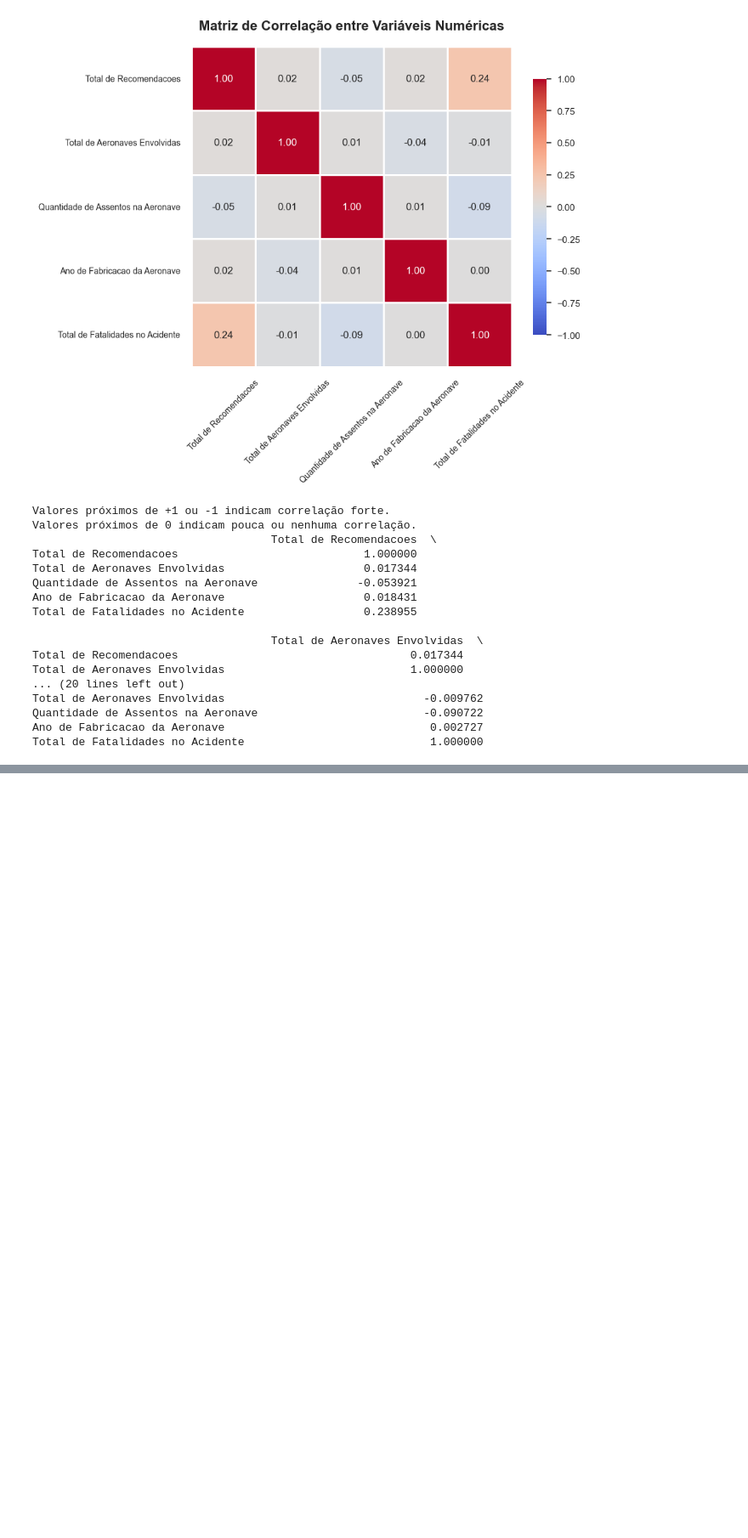
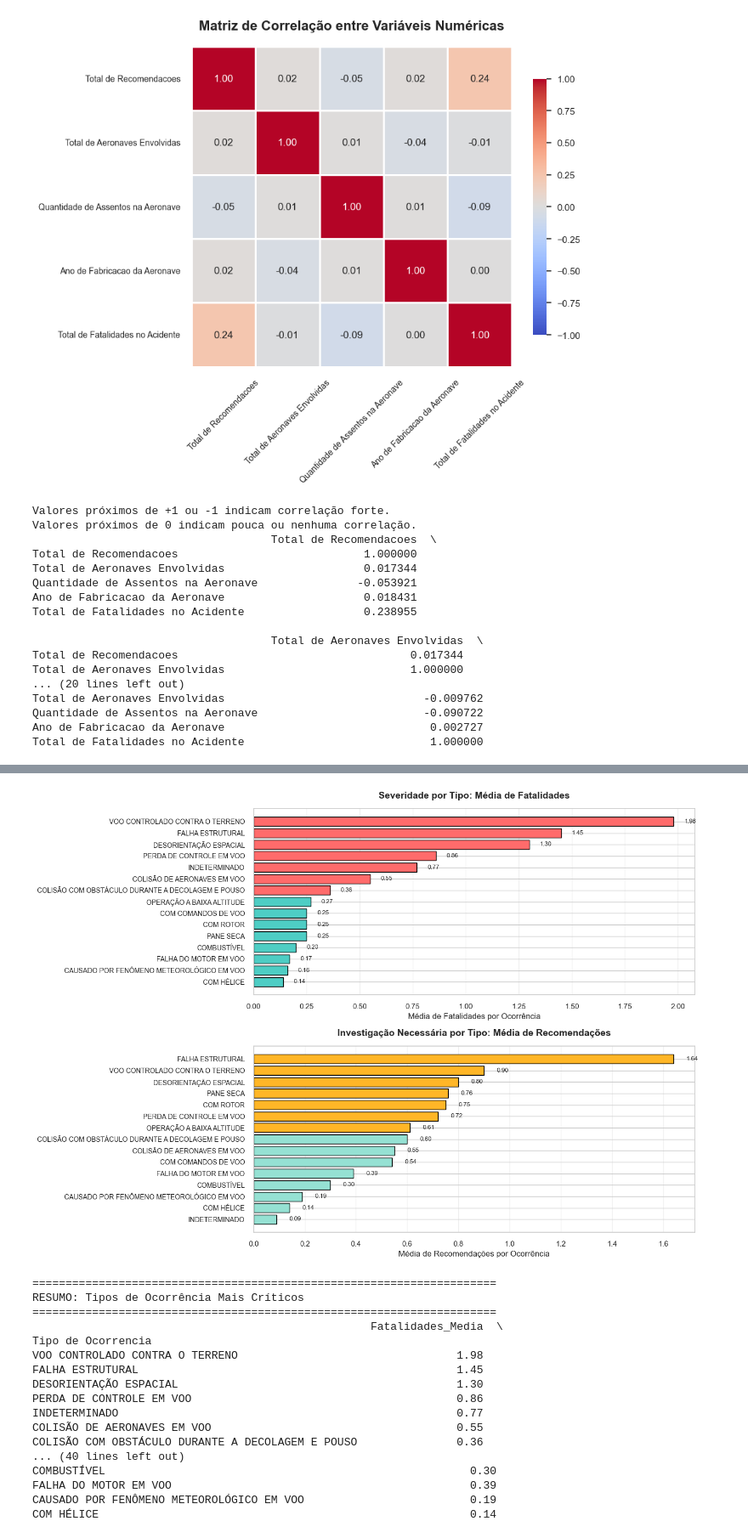
Before and after one commit to rodrigogontijoo/acidentes-aereos-etl-visualization, a Jupyter notebook: Data_Layer/raw/analytics.ipynb, the cells around one changed output, grey strips where cells are left out. Shown at 85% size. Cells and saved outputs as stored; diff of their text form; code cells hidden in the pictures; blank space fills up the shorter version.

```diff
--- a/Data_Layer/raw/analytics.ipynb
+++ b/Data_Layer/raw/analytics.ipynb
@@ -372,0 +546,16 @@ Total de Fatalidades no Acidente                            1.000000
+# %%
+# Preparando dados
+df_sev = df.copy()
+df_sev['Total de Fatalidades no Acidente'] = pd.to_numeric(df_sev['Total de Fatalidades no Acidente'], errors='coerce')
+df_sev['Total de Recomendacoes'] = pd.to_numeric(df_sev['Total de Recomendacoes'], errors='coerce')
+
+# Análise por tipo de ocorrência
+severidade_tipo = df_sev.groupby('Tipo de Ocorrencia').agg({
+    'Total de Fatalidades no Acidente': ['mean', 'count'],
+    'Total de Recomendacoes': 'mean'
+}).round(2)
+
+severidade_tipo.columns = ['Fatalidades_Media', 'Total_Ocorrencias', 'Recomendacoes_Media']
+severidade_tipo = severidade_tipo[severidade_tipo['Total_Ocorrencias'] >= 5].sort_values('Fatalidades_Media', ascending=False).head(15)
+
+print(severidade_tipo)
@@ -372,0 +580,60 @@ Total de Fatalidades no Acidente                            1.000000
+# %%
+# Gráfico 1: Fatalidades Médias por Tipo de Ocorrência
+fig, axes = plt.subplots(2, 1, figsize=(14, 10))
+
+# Barras - Fatalidades
+severidade_plot = severidade_tipo.sort_values('Fatalidades_Media', ascending=True)
+colors_fat = ['#FF6B6B' if x > severidade_tipo['Fatalidades_Media'].median() else '#4ECDC4'
+              for x in severidade_plot['Fatalidades_Media']]
+
+axes[0].barh(range(len(severidade_plot)), severidade_plot['Fatalidades_Media'], color=colors_fat, edgecolor='black')
+axes[0].set_yticks(range(len(severidade_plot)))
+axes[0].set_yticklabels(severidade_plot.index, fontsize=10)
+axes[0].set_xlabel('Média de Fatalidades por Ocorrência', fontsize=12)
+axes[0].set_title('Severidade por Tipo: Média de Fatalidades', fontsize=14, fontweight='bold', pad=15)
+axes[0].grid(axis='x', alpha=0.3)
+
+for i, (idx, row) in enumerate(severidade_plot.iterrows()):
+    axes[0].text(row['Fatalidades_Media'] + 0.05, i, f"{row['Fatalidades_Media']:.2f}", va='center', fontsize=9)
+
+# Barras - Recomendações
+severidade_rec = severidade_tipo.sort_values('Recomendacoes_Media', ascending=True)
+colors_rec = ['#FFB627' if x > severidade_tipo['Recomendacoes_Media'].median() else '#95E1D3'
+              for x in severidade_rec['Recomendacoes_Media']]
+
+axes[1].barh(range(len(severidade_rec)), severidade_rec['Recomendacoes_Media'], color=colors_rec, edgecolor='black')
+axes[1].set_yticks(range(len(severidade_rec)))
+axes[1].set_yticklabels(severidade_rec.index, fontsize=10)
+axes[1].set_xlabel('Média de Recomendações por Ocorrência', fontsize=12)
+axes[1].set_title('Investigação Necessária por Tipo: Média de Recomendações', fontsize=14, fontweight='bold', pad=15)
+axes[1].grid(axis='x', alpha=0.3)
+
+for i, (idx, row) in enumerate(severidade_rec.iterrows()):
+    axes[1].text(row['Recomendacoes_Media'] + 0.05, i, f"{row['Recomendacoes_Media']:.2f}", va='center', fontsize=9)
+
+plt.tight_layout()
+plt.show()
+
+print("\n" + "="*70)
+print("RESUMO: Tipos de Ocorrência Mais Críticos")
+print("="*70)
+print(severidade_tipo)
+# %% [output]
+[figure, added]
+======================================================================
+RESUMO: Tipos de Ocorrência Mais Críticos
+======================================================================
+                                                   Fatalidades_Media  \
+Tipo de Ocorrencia
+VOO CONTROLADO CONTRA O TERRENO                                 1.98
+FALHA ESTRUTURAL                                                1.45
+DESORIENTAÇÃO ESPACIAL                                          1.30
+PERDA DE CONTROLE EM VOO                                        0.86
+INDETERMINADO                                                   0.77
+COLISÃO DE AERONAVES EM VOO                                     0.55
+COLISÃO COM OBSTÁCULO DURANTE A DECOLAGEM E POUSO               0.36
+... (40 lines left out)
+COMBUSTÍVEL                                                       0.30
+FALHA DO MOTOR EM VOO                                             0.39
+CAUSADO POR FENÔMENO METEOROLÓGICO EM VOO                         0.19
+COM HÉLICE                                                        0.14
```
Also changed, not shown: parts of 15 cells of this notebook.
